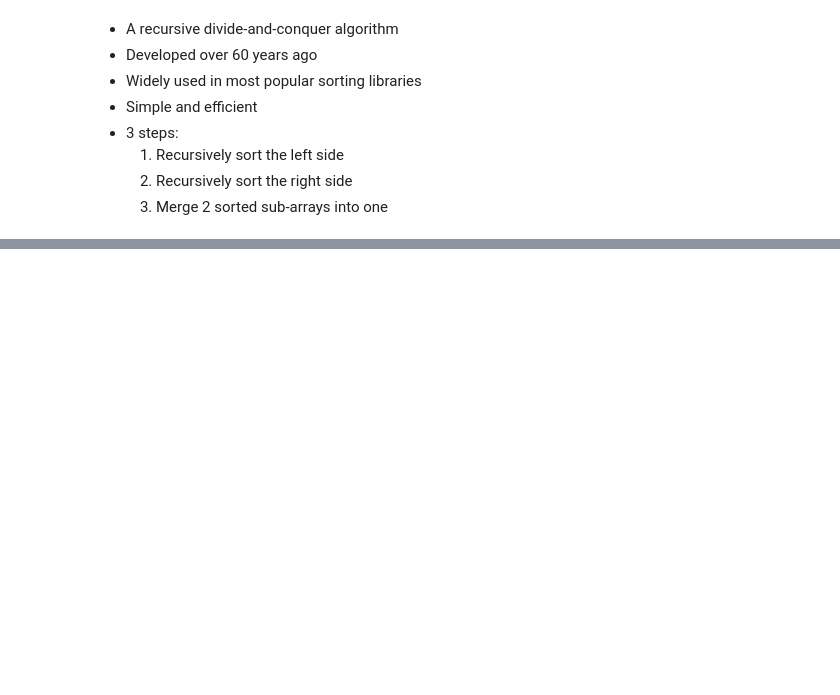
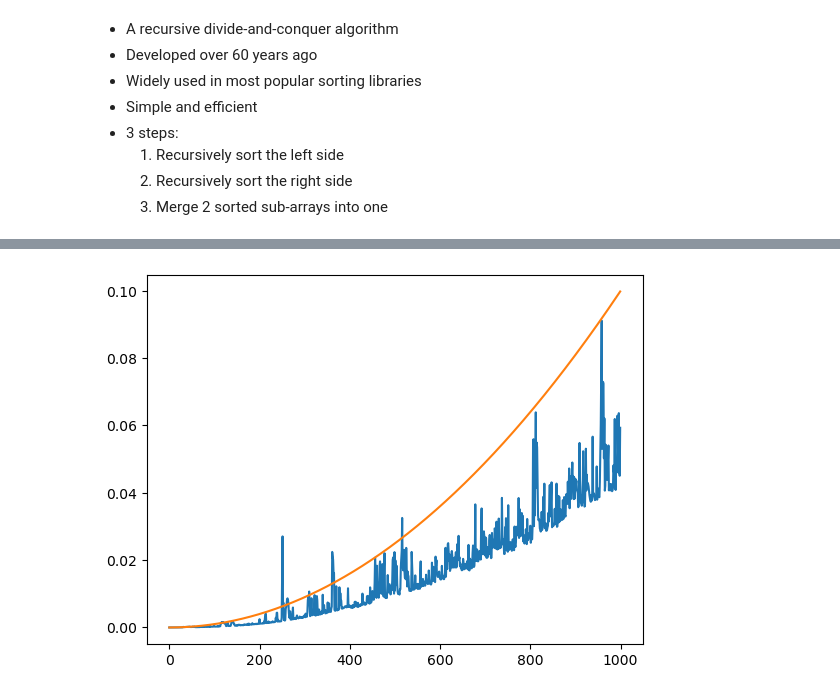
Before and after one commit to maevadevs/Learn-Hands-On-Data-Structures-Algorithms-Python, a Jupyter notebook: Chapter-03-Principles-Of-Algorithm-Design/03-Principles-Of-Algorithm-Design.ipynb, the cells around one changed output, grey strips where cells are left out. Saved outputs shown, nothing was run; the diff lists cells and outputs as text; code cells hidden in the pictures; blank space fills up the shorter version.

```diff
--- a/Chapter-03-Principles-Of-Algorithm-Design/03-Principles-Of-Algorithm-Design.ipynb
+++ b/Chapter-03-Principles-Of-Algorithm-Design/03-Principles-Of-Algorithm-Design.ipynb
@@ -688,7 +495,0 @@ def test(n):
-# %%
-import matplotlib.pyplot as plt
-
-# Plotting the result of the benchmarking
-n = 1000
-plt.plot(test(n))
-plt.plot([x * x / 10000000 for x in range(n)]); # n^2 for comparison
@@ -701,0 +775,25 @@ plt.plot([x * x / 10000000 for x in range(n)]); # n^2 for comparison
+# %%
+import timeit
+
+
+# Benchmarking the Function
+def test(n: int) -> list[float]:
+    ls: list[float] = []
+    t: float
+    for n in range(n):
+        t = timeit.timeit(
+            "nest(" + str(n) + ")", setup="from __main__ import nest", number=1
+        )
+        ls.append(t)
+    return ls
+# %%
+import matplotlib.pyplot as plt
+
+# Plotting the result of the benchmarking
+n: int = 1000
+plt.plot(test(n))
+plt.plot([x * x / 10000000 for x in range(n)])
+# n^2 for comparison
+plt.show()
+# %% [output]
+[figure, added]
```
Also changed, not shown: parts of 157 cells of this notebook, 1 other file.
